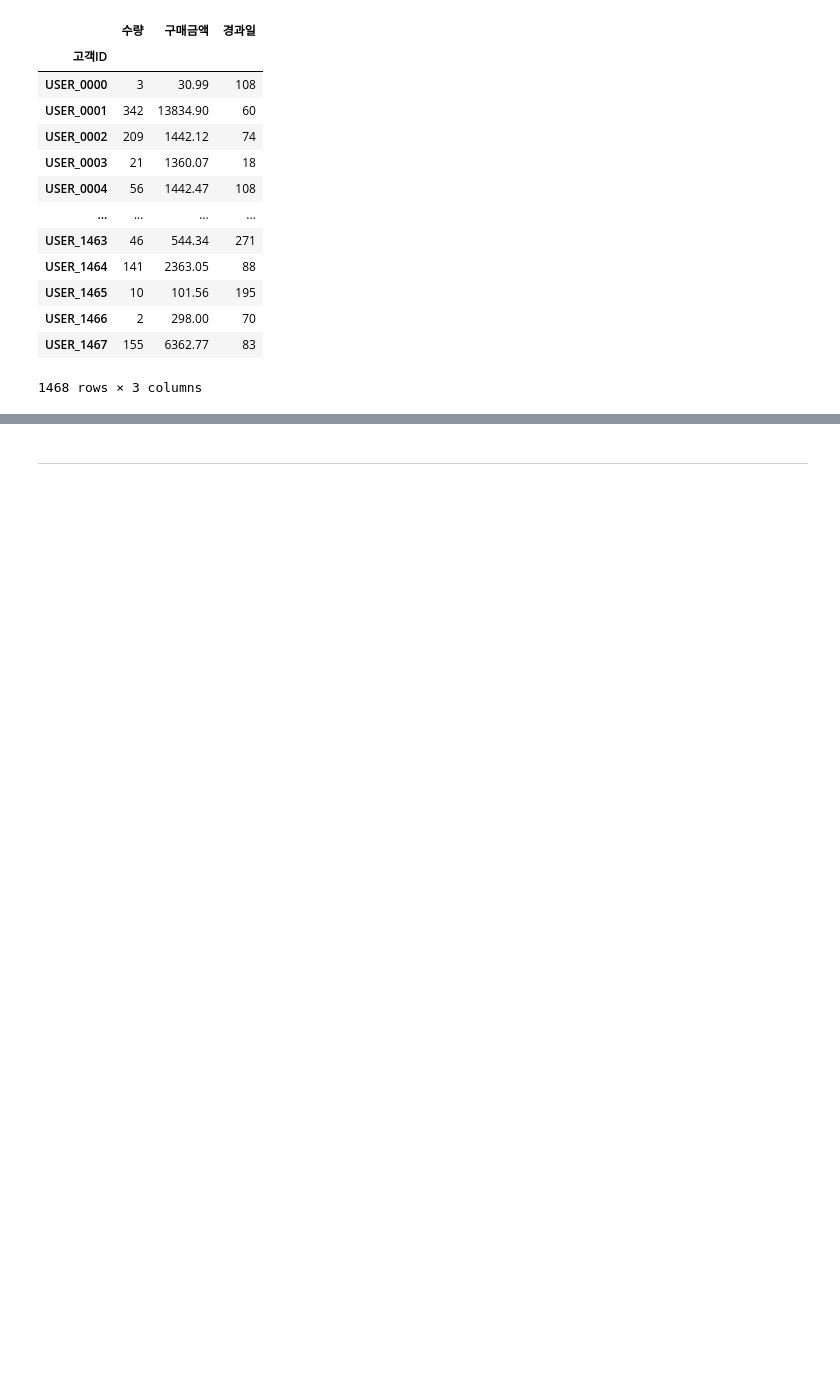
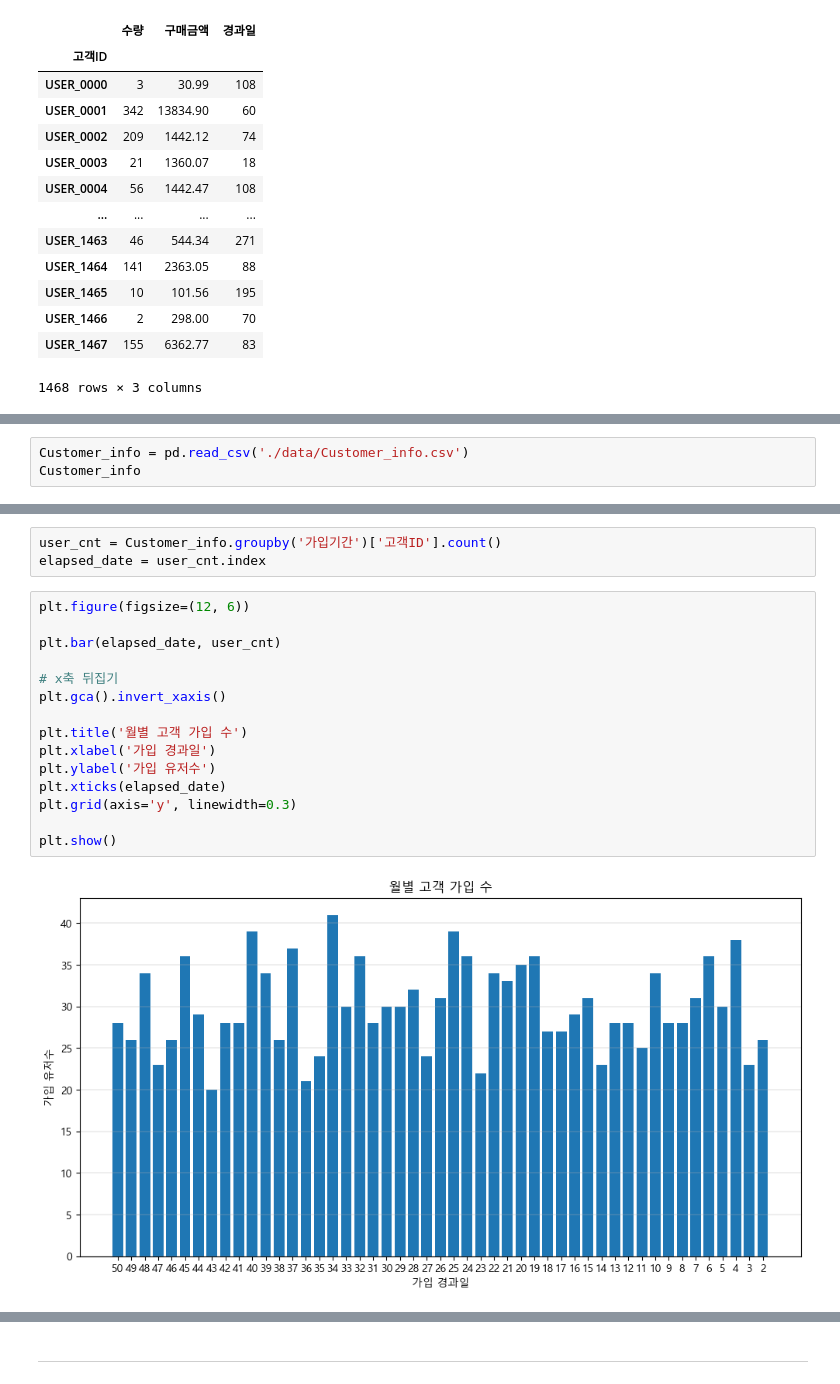
Before and after one commit to REKO-J/TIL, a Jupyter notebook: Python/Dacon/이커머스 고객 세분화 분석 아이디어 경진대회/이커머스 고객 세분화 분석 아이디어 경진대회.ipynb, the cells around one changed output, grey strips where cells are left out. Cells and saved outputs as stored; diff of their text form; blank space fills up the shorter version.

```diff
--- a/Python/Dacon/이커머스 고객 세분화 분석 아이디어 경진대회/이커머스 고객 세분화 분석 아이디어 경진대회.ipynb
+++ b/Python/Dacon/이커머스 고객 세분화 분석 아이디어 경진대회/이커머스 고객 세분화 분석 아이디어 경진대회.ipynb
@@ -534,0 +491,3 @@ RFM
+# %%
+Customer_info = pd.read_csv('./data/Customer_info.csv')
+Customer_info
@@ -534,0 +520,20 @@ RFM
+# %%
+user_cnt = Customer_info.groupby('가입기간')['고객ID'].count()
+elapsed_date = user_cnt.index
+# %%
+plt.figure(figsize=(12, 6))
+
+plt.bar(elapsed_date, user_cnt)
+
+# x축 뒤집기
+plt.gca().invert_xaxis()
+
+plt.title('월별 고객 가입 수')
+plt.xlabel('가입 경과일')
+plt.ylabel('가입 유저수')
+plt.xticks(elapsed_date)
+plt.grid(axis='y', linewidth=0.3)
+
+plt.show()
+# %% [output]
+[figure, added]
```
Also changed, not shown: parts of 19 cells of this notebook.
